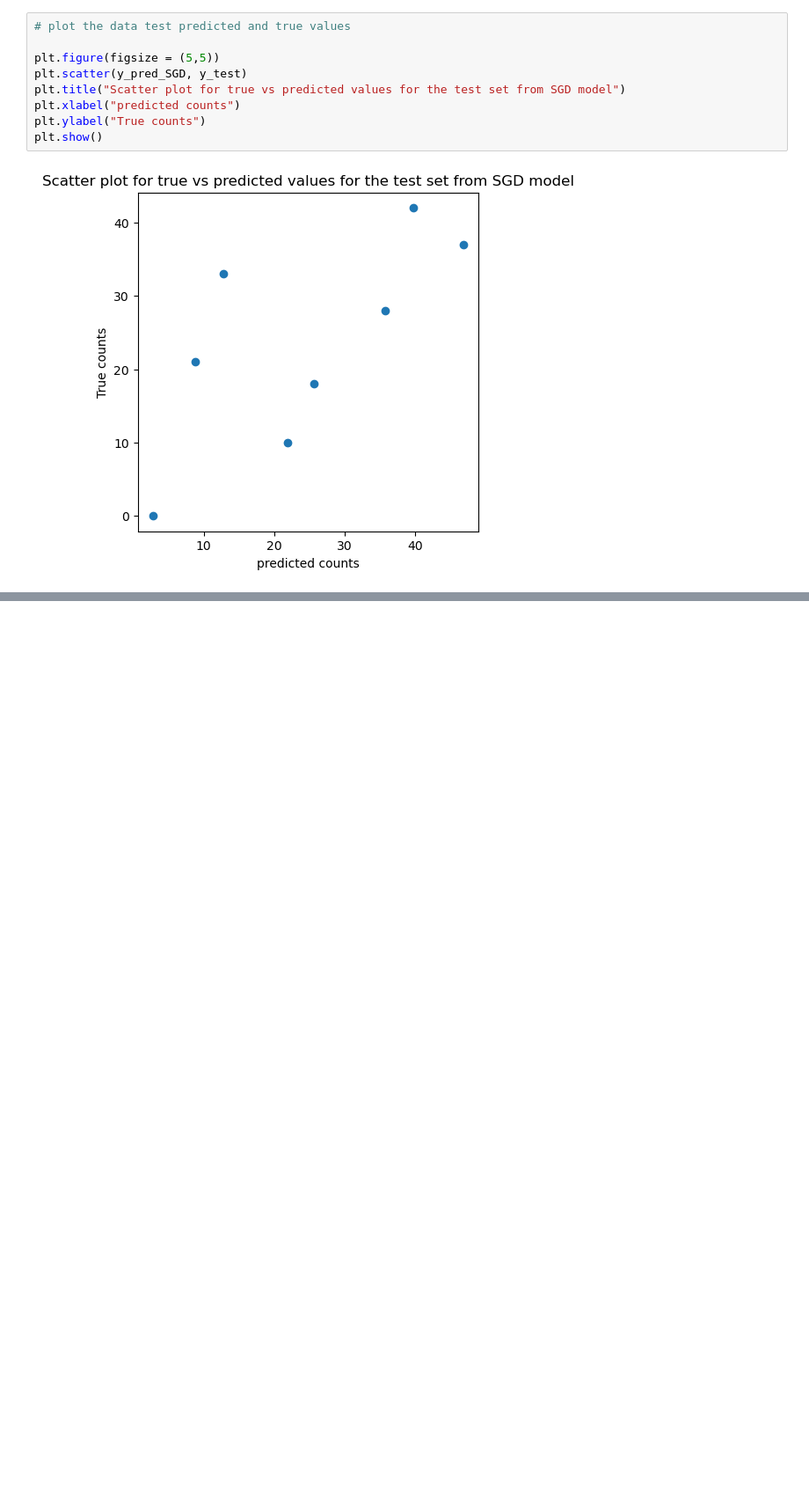
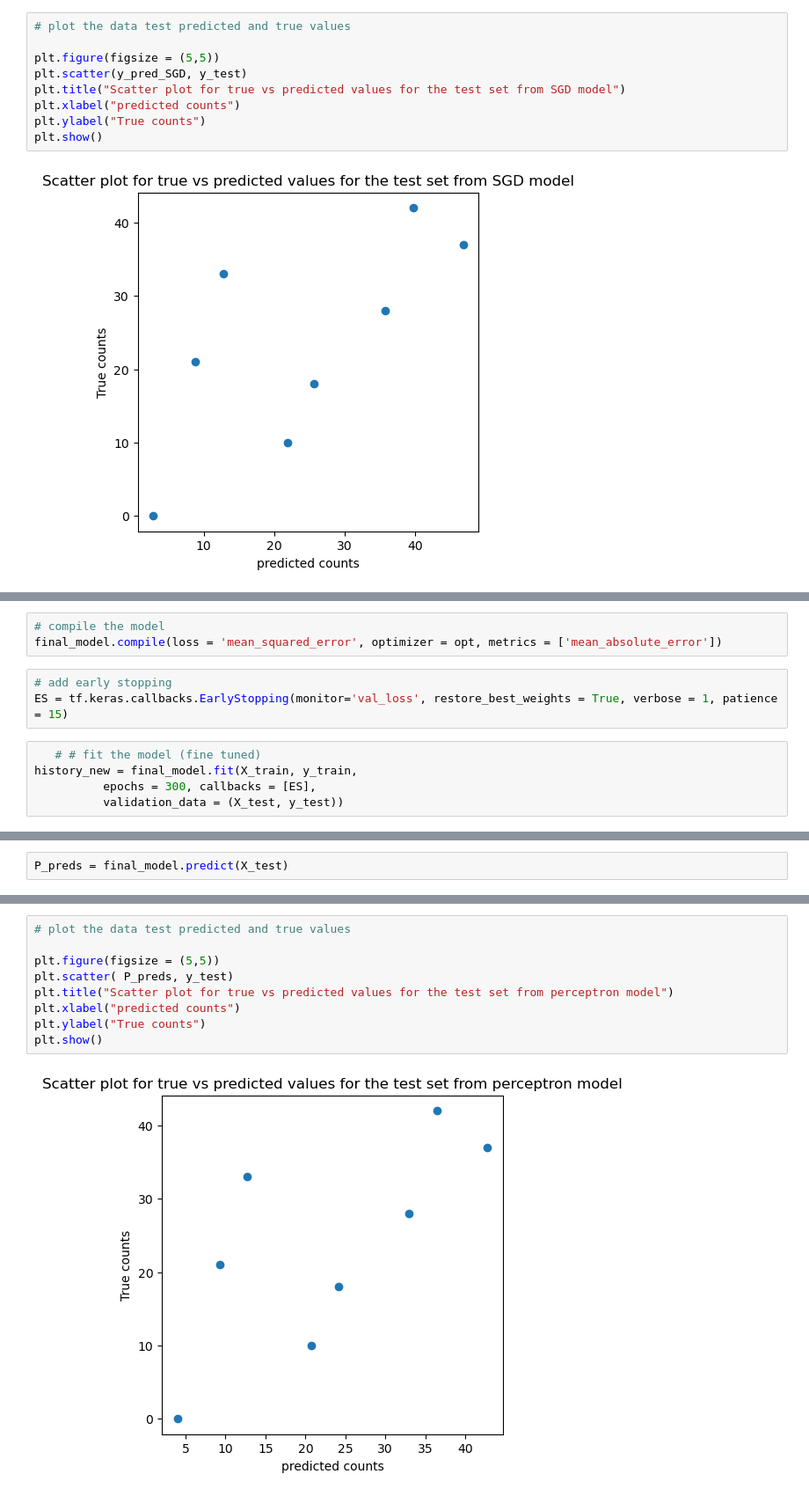
Before and after one commit to Gayara-Fernando/TN_mc_dropout, a Jupyter notebook: Train_calibration_model.ipynb, the cells around one changed output, grey strips where cells are left out. Shown at 88% size. Drawn from its saved outputs; the diff is of its cells as text; blank space fills up the shorter version.

```diff
--- a/Train_calibration_model.ipynb
+++ b/Train_calibration_model.ipynb
@@ -345,0 +521,11 @@ plt.show()
+# %%
+# compile the model
+final_model.compile(loss = 'mean_squared_error', optimizer = opt, metrics = ['mean_absolute_error'])
+# %%
+# add early stopping
+ES = tf.keras.callbacks.EarlyStopping(monitor='val_loss', restore_best_weights = True, verbose = 1, patience = 15)
+# %%
+   # # fit the model (fine tuned)
+history_new = final_model.fit(X_train, y_train,
+          epochs = 300, callbacks = [ES],
+          validation_data = (X_test, y_test))
@@ -345,0 +550,2 @@ plt.show()
+# %%
+P_preds = final_model.predict(X_test)
@@ -345,0 +564,11 @@ plt.show()
+# %%
+# plot the data test predicted and true values
+
+plt.figure(figsize = (5,5))
+plt.scatter( P_preds, y_test)
+plt.title("Scatter plot for true vs predicted values for the test set from perceptron model")
+plt.xlabel("predicted counts")
+plt.ylabel("True counts")
+plt.show()
+# %% [output]
+[figure, added]
```
Also changed, not shown: parts of 36 cells of this notebook.
